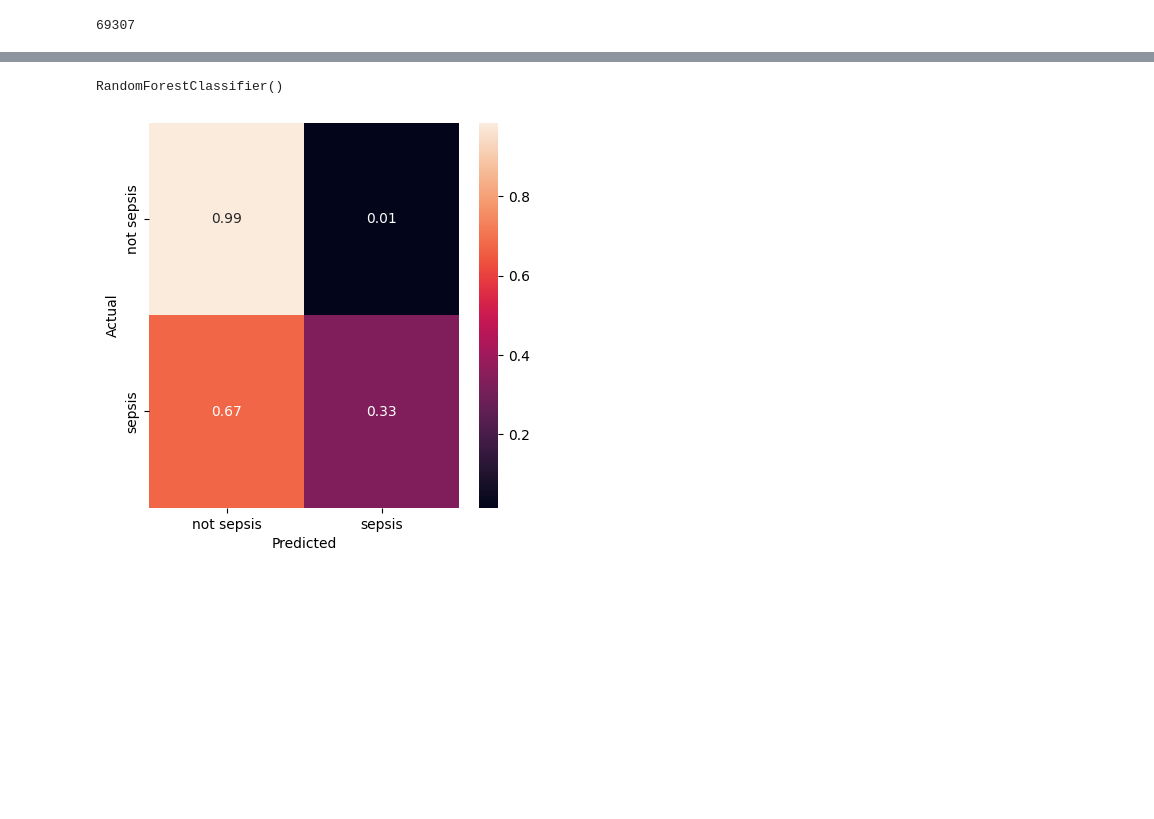
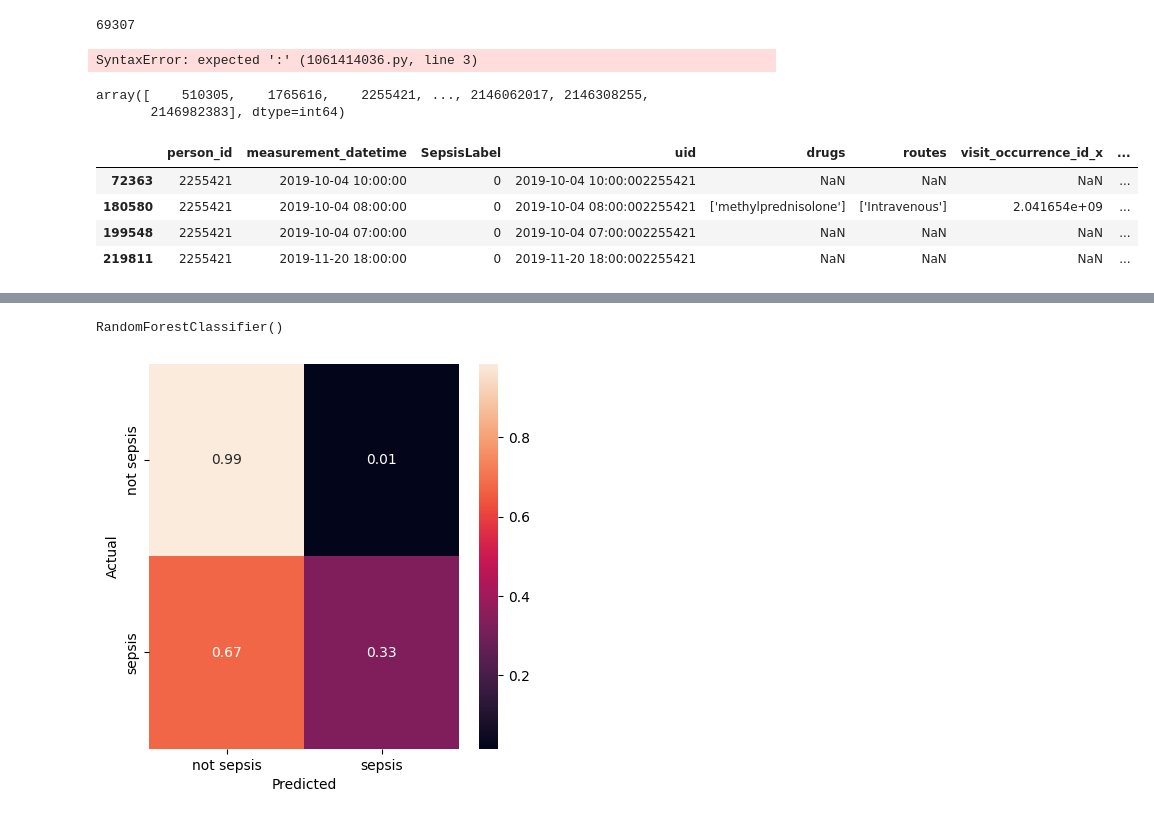
Before and after one commit to carseys/pediatric-sepsis-ml-kaggle, a Jupyter notebook: sepsis-ml-model.ipynb, the cells around one changed output, grey strips where cells are left out. Drawn from its saved outputs; the diff is of its cells as text; code cells hidden in the pictures; blank space fills up the shorter version.

```diff
--- a/sepsis-ml-model.ipynb
+++ b/sepsis-ml-model.ipynb
@@ -89,3 +91,22 @@ factors = pd.merge(left=factors,right=person_demographics_episode_train,how='out
 factors = pd.merge(left=sepsis_label_train,right=factors,how='inner',on='uid')
 # %%
 factors.fillna(value=np.nan,inplace=True)
+# %%
+factors_2 = factors.copy()
+
+for person in np.unique(factors_2['person_id'])
+# %% [output]
+SyntaxError: expected ':' (1061414036.py, line 3)
+# %%
+np.unique(factors_2['person_id'])
+# %% [output]
+array([    510305,    1765616,    2255421, ..., 2146062017, 2146308255,
+       2146982383], dtype=int64)
+# %%
+factors[factors['person_id']==2255421]
+# %% [output]
+|  | person_id | measurement_datetime | SepsisLabel | uid | drugs | routes | visit_occurrence_id_x | ... |
+| 72363 | 2255421 | 2019-10-04 10:00:00 | 0 | 2019-10-04 10:00:002255421 | NaN | NaN | NaN | ... |
+| 180580 | 2255421 | 2019-10-04 08:00:00 | 0 | 2019-10-04 08:00:002255421 | ['methylprednisolone'] | ['Intravenous'] | 2.041654e+09 | ... |
+| 199548 | 2255421 | 2019-10-04 07:00:00 | 0 | 2019-10-04 07:00:002255421 | NaN | NaN | NaN | ... |
+| 219811 | 2255421 | 2019-11-20 18:00:00 | 0 | 2019-11-20 18:00:002255421 | NaN | NaN | NaN | ... |
```
Also changed, not shown: parts of 6 cells of this notebook.
